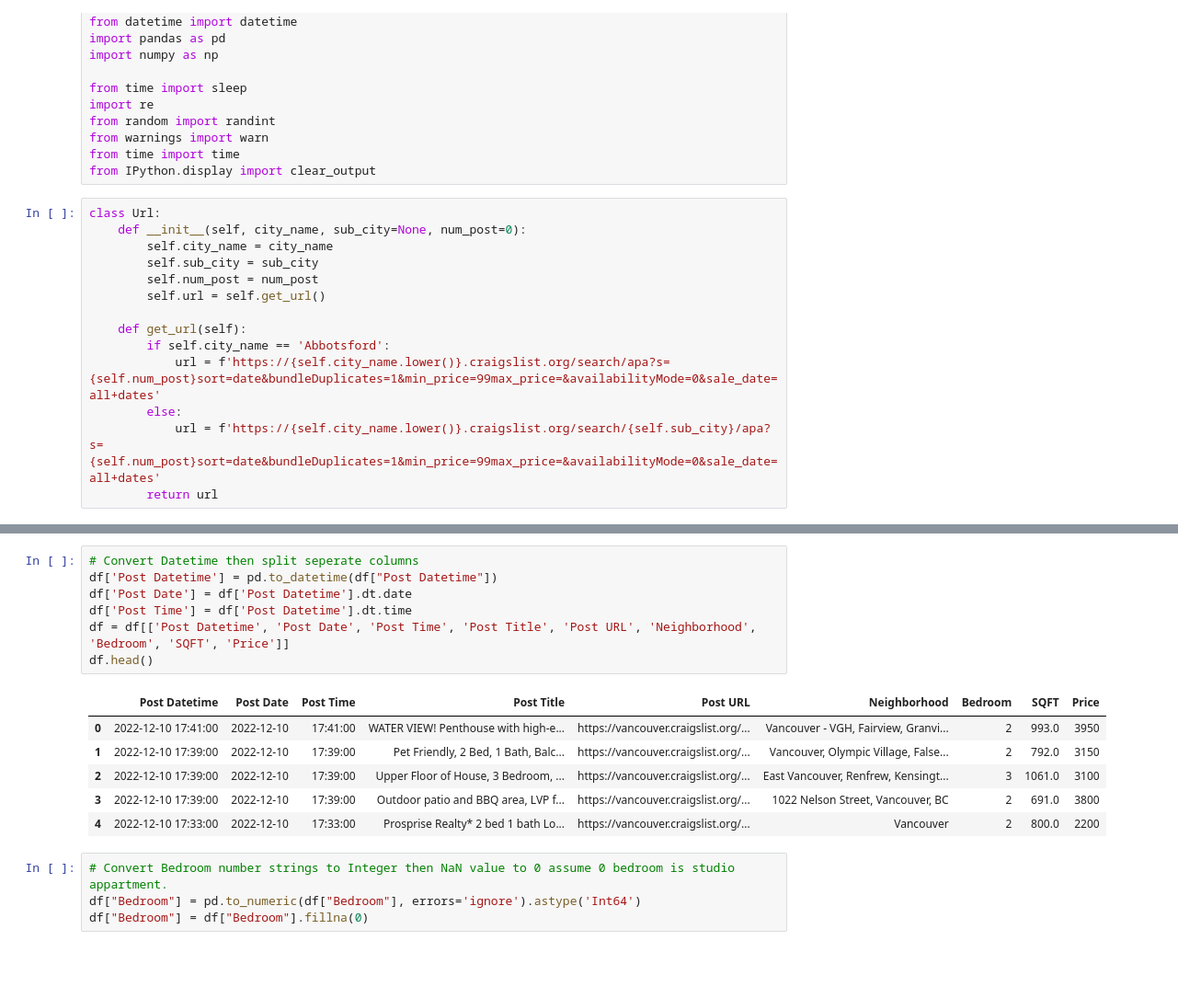
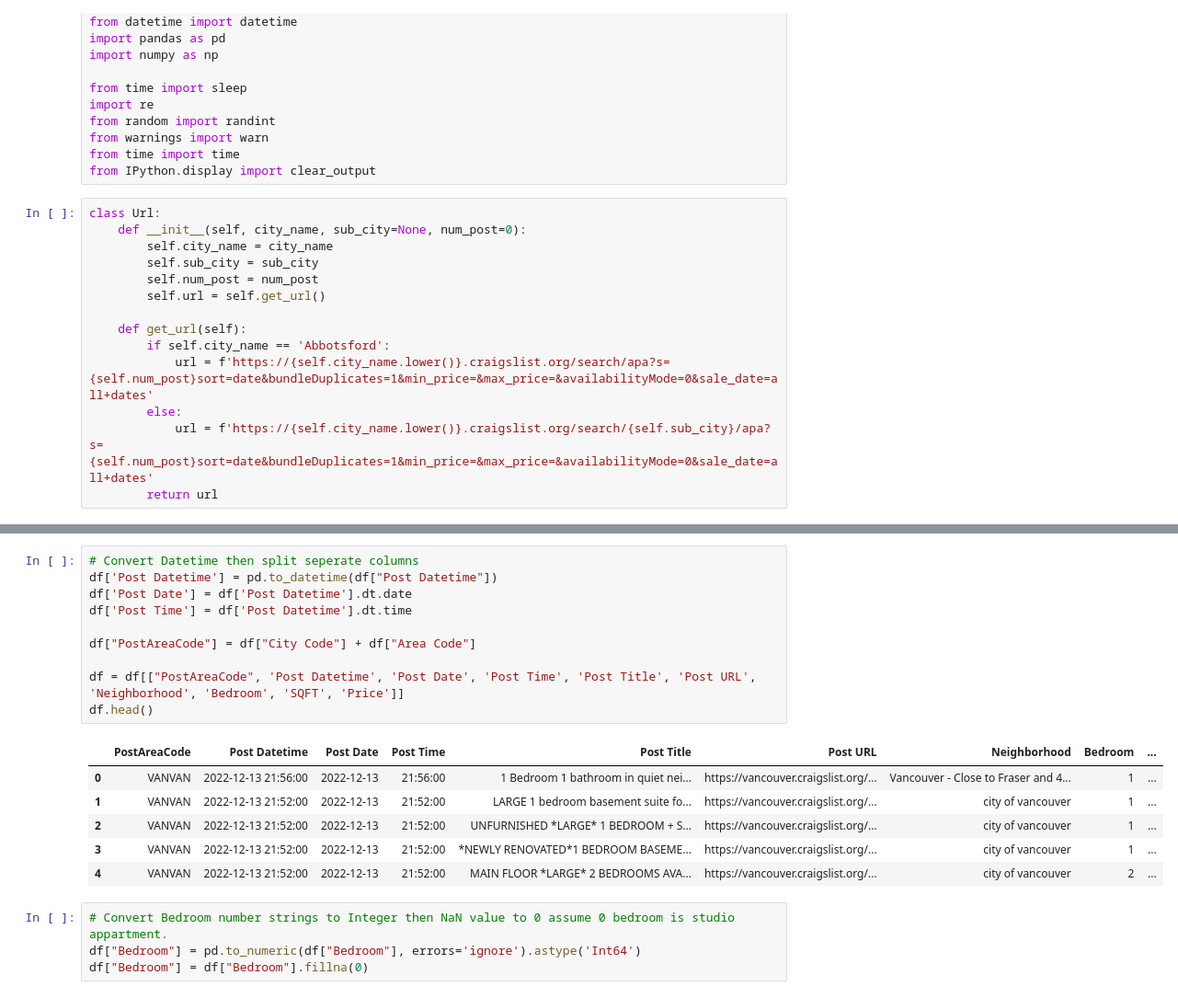
Before and after one commit to masaichig0/Data-Analysis-Project-1, a Jupyter notebook: rental_market_analysis_project.ipynb, the cells around one changed output, grey strips where cells are left out. Shown at 92% size. Drawn from its saved outputs; the diff is of its cells as text; blank space fills up the shorter version.

```diff
--- a/rental_market_analysis_project.ipynb
+++ b/rental_market_analysis_project.ipynb
@@ -72,9 +84,9 @@ class Url:
 
     def get_url(self):
         if self.city_name == 'Abbotsford':
-            url = f'https://{self.city_name.lower()}.craigslist.org/search/apa?s={self.num_post}sort=date&bundleDuplicates=1&min_price=99max_price=&availabilityMode=0&sale_date=all+dates'
+            url = f'https://{self.city_name.lower()}.craigslist.org/search/apa?s={self.num_post}sort=date&bundleDuplicates=1&min_price=&max_price=&availabilityMode=0&sale_date=all+dates'
         else:
-            url = f'https://{self.city_name.lower()}.craigslist.org/search/{self.sub_city}/apa?s={self.num_post}sort=date&bundleDuplicates=1&min_price=99max_price=&availabilityMode=0&sale_date=all+dates'
+            url = f'https://{self.city_name.lower()}.craigslist.org/search/{self.sub_city}/apa?s={self.num_post}sort=date&bundleDuplicates=1&min_price=&max_price=&availabilityMode=0&sale_date=all+dates'
         return url
 # %%
 # Vanvouver rental housing
@@ -291,17 +329,20 @@ Also, I noticed that the number of bedroom is string, so I will convert to integ
 # %%
 # Convert Datetime then split seperate columns
 df['Post Datetime'] = pd.to_datetime(df["Post Datetime"])
 df['Post Date'] = df['Post Datetime'].dt.date
 df['Post Time'] = df['Post Datetime'].dt.time
-df = df[['Post Datetime', 'Post Date', 'Post Time', 'Post Title', 'Post URL', 'Neighborhood', 'Bedroom', 'SQFT', 'Price']]
+
+df["PostAreaCode"] = df["City Code"] + df["Area Code"]
+
+df = df[["PostAreaCode", 'Post Datetime', 'Post Date', 'Post Time', 'Post Title', 'Post URL', 'Neighborhood', 'Bedroom', 'SQFT', 'Price']]
 df.head()
 # %% [output]
-|  | Post Datetime | Post Date | Post Time | Post Title | Post URL | Neighborhood | Bedroom | SQFT | Price |
-| 0 | 2022-12-10 17:41:00 | 2022-12-10 | 17:41:00 | WATER VIEW! Penthouse with high-e... | https://vancouver.craigslist.org/... | Vancouver - VGH, Fairview, Granvi... | 2 | 993.0 | 3950 |
-| 1 | 2022-12-10 17:39:00 | 2022-12-10 | 17:39:00 | Pet Friendly, 2 Bed, 1 Bath, Balc... | https://vancouver.craigslist.org/... | Vancouver, Olympic Village, False... | 2 | 792.0 | 3150 |
-| 2 | 2022-12-10 17:39:00 | 2022-12-10 | 17:39:00 | Upper Floor of House, 3 Bedroom, ... | https://vancouver.craigslist.org/... | East Vancouver, Renfrew, Kensingt... | 3 | 1061.0 | 3100 |
-| 3 | 2022-12-10 17:39:00 | 2022-12-10 | 17:39:00 | Outdoor patio and BBQ area, LVP f... | https://vancouver.craigslist.org/... | 1022 Nelson Street, Vancouver, BC | 2 | 691.0 | 3800 |
-| 4 | 2022-12-10 17:33:00 | 2022-12-10 | 17:33:00 | Prosprise Realty* 2 bed 1 bath Lo... | https://vancouver.craigslist.org/... | Vancouver | 2 | 800.0 | 2200 |
+|  | PostAreaCode | Post Datetime | Post Date | Post Time | Post Title | Post URL | Neighborhood | Bedroom | ... |
+| 0 | VANVAN | 2022-12-13 21:56:00 | 2022-12-13 | 21:56:00 | 1 Bedroom 1 bathroom in quiet nei... | https://vancouver.craigslist.org/... | Vancouver - Close to Fraser and 4... | 1 | ... |
+| 1 | VANVAN | 2022-12-13 21:52:00 | 2022-12-13 | 21:52:00 | LARGE 1 bedroom basement suite fo... | https://vancouver.craigslist.org/... | city of vancouver | 1 | ... |
+| 2 | VANVAN | 2022-12-13 21:52:00 | 2022-12-13 | 21:52:00 | UNFURNISHED *LARGE* 1 BEDROOM + S... | https://vancouver.craigslist.org/... | city of vancouver | 1 | ... |
+| 3 | VANVAN | 2022-12-13 21:52:00 | 2022-12-13 | 21:52:00 | *NEWLY RENOVATED*1 BEDROOM BASEME... | https://vancouver.craigslist.org/... | city of vancouver | 1 | ... |
+| 4 | VANVAN | 2022-12-13 21:52:00 | 2022-12-13 | 21:52:00 | MAIN FLOOR *LARGE* 2 BEDROOMS AVA... | https://vancouver.craigslist.org/... | city of vancouver | 2 | ... |
 # %%
 # Convert Bedroom number strings to Integer then NaN value to 0 assume 0 bedroom is studio appartment.
 df["Bedroom"] = pd.to_numeric(df["Bedroom"], errors='ignore').astype('Int64')
```
Also changed, not shown: parts of 22 cells of this notebook, 2 other files.
